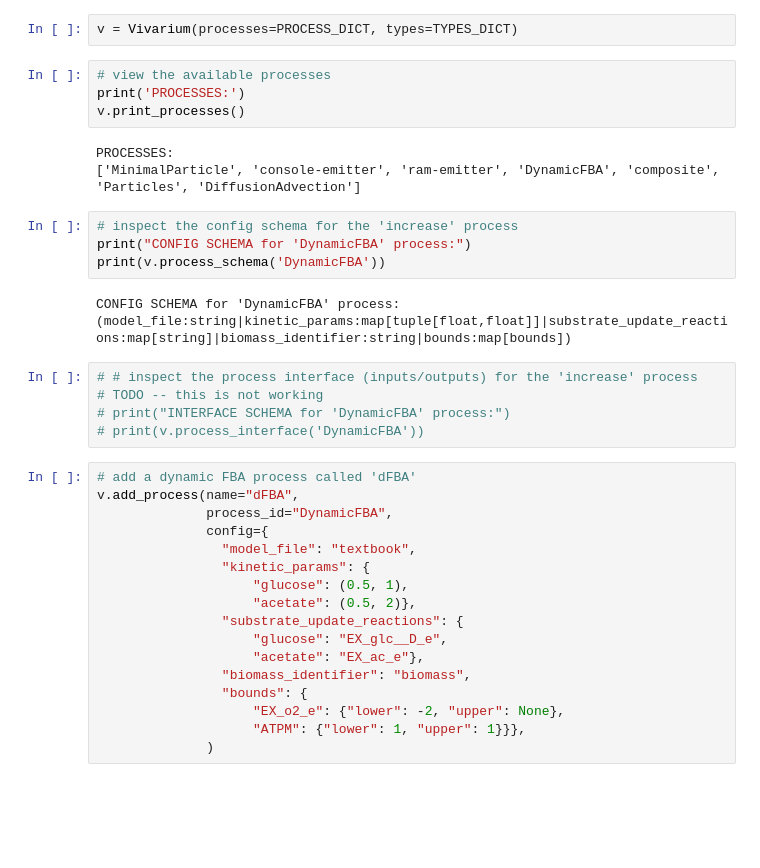
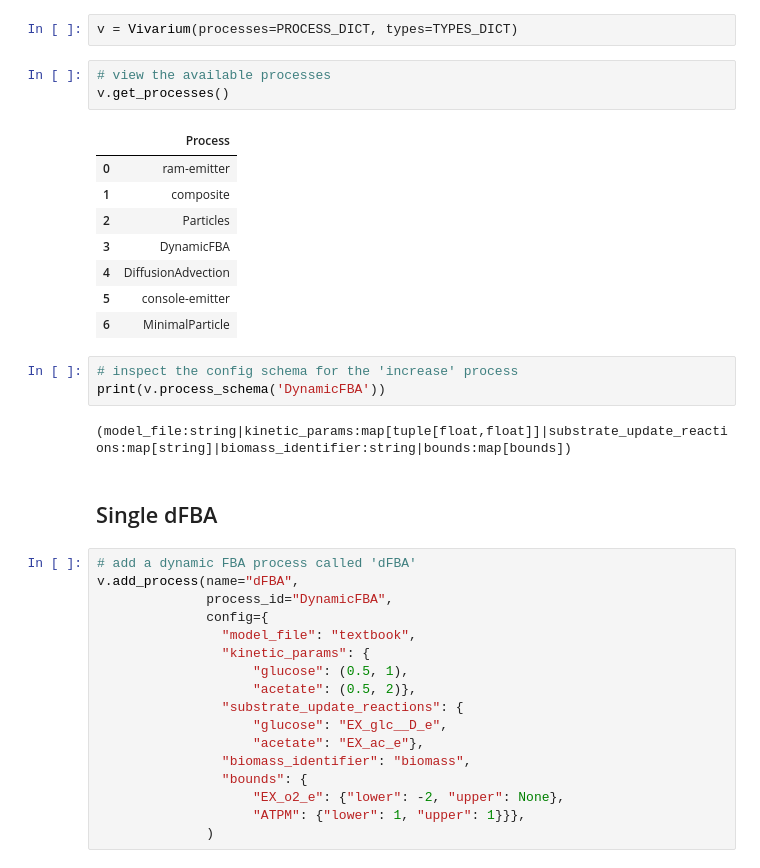
Before and after one commit to vivarium-collective/spatio-flux, a Jupyter notebook: demo/build_comets.ipynb, the cells around one changed output. Cells and saved outputs as stored; diff of their text form; blank space fills up the shorter version.

```diff
--- a/demo/build_comets.ipynb
+++ b/demo/build_comets.ipynb
@@ -5,23 +5,23 @@ from spatio_flux import PROCESS_DICT, TYPES_DICT
 v = Vivarium(processes=PROCESS_DICT, types=TYPES_DICT)
 # %%
 # view the available processes
-print('PROCESSES:')
-v.print_processes()
+v.get_processes()
 # %% [output]
-PROCESSES:
-['MinimalParticle', 'console-emitter', 'ram-emitter', 'DynamicFBA', 'composite', 'Particles', 'DiffusionAdvection']
+|  | Process |
+| 0 | ram-emitter |
+| 1 | composite |
+| 2 | Particles |
+| 3 | DynamicFBA |
+| 4 | DiffusionAdvection |
+| 5 | console-emitter |
+| 6 | MinimalParticle |
 # %%
 # inspect the config schema for the 'increase' process
-print("CONFIG SCHEMA for 'DynamicFBA' process:")
 print(v.process_schema('DynamicFBA'))
 # %% [output]
-CONFIG SCHEMA for 'DynamicFBA' process:
 (model_file:string|kinetic_params:map[tuple[float,float]]|substrate_update_reactions:map[string]|biomass_identifier:string|bounds:map[bounds])
-# %%
-# # inspect the process interface (inputs/outputs) for the 'increase' process
-# TODO -- this is not working
-# print("INTERFACE SCHEMA for 'DynamicFBA' process:")
-# print(v.process_interface('DynamicFBA'))
+# %% [markdown]
+## Single dFBA
 # %%
 # add a dynamic FBA process called 'dFBA'
 v.add_process(name="dFBA",
```
Also changed, not shown: parts of 7 cells of this notebook, 1 other file.
